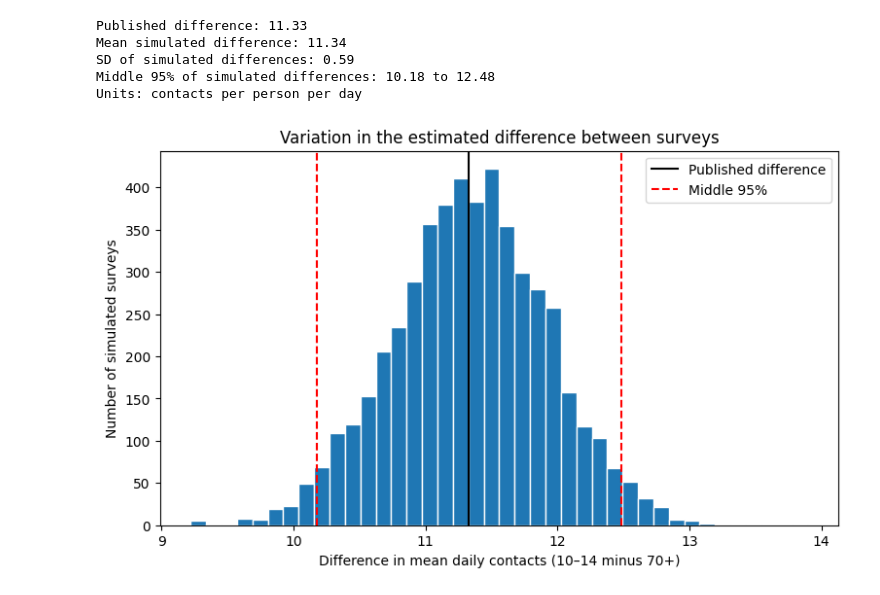
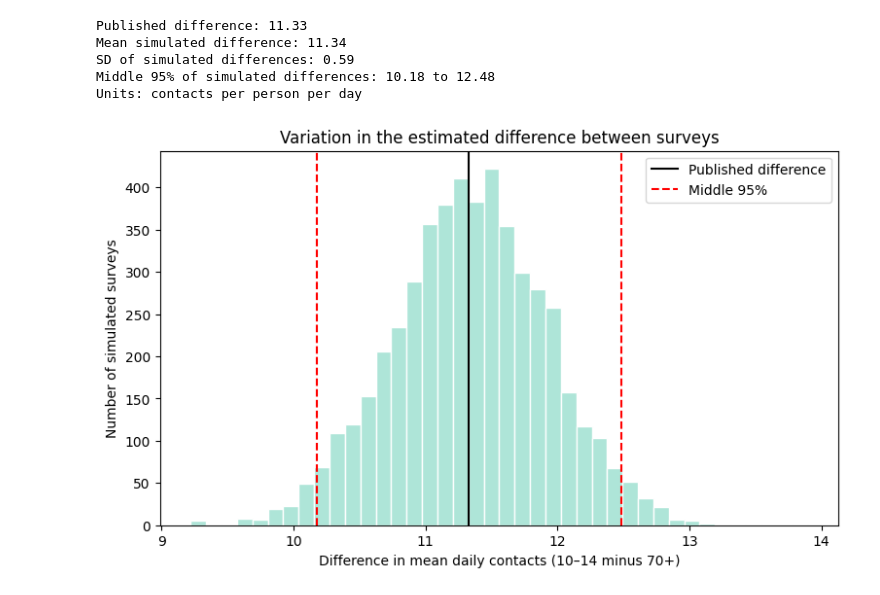
Before and after one commit to sarajameel04/CB2330_Project, a Jupyter notebook: project.ipynb, the cells around one changed output. Saved outputs shown, nothing was run; the diff lists cells and outputs as text; code cells hidden in the pictures.

```diff
--- a/project.ipynb
+++ b/project.ipynb
@@ -46,0 +66,13 @@ People in the same household or school may have related contact patterns, but ou
+# %%
+# The original reported contacts/ age distribution:
+ages = ("0-4", "5-9", "10-14", "15-19", "20-29", "30-39", "40-49", "50-59", "60-69", "70+")
+sizes = [660, 661, 713, 685, 879, 815, 908, 906, 728, 270] # number of participants
+means = [10.21, 14.81, 18.22, 17.58, 13.57, 14.14, 13.83, 12.30, 9.21, 6.89] # means per age
+sd = [7.65, 10.09, 12.27, 12.03, 10.60, 10.15, 10.86, 10.23, 7.96, 5.83] # standard deviation per age
+
+plt.figure(figsize= (12, 5))
+plt.bar(ages, means, color='#CE6D8B')
+plt.xlabel("Ages of participants")
+plt.ylabel("Means of reported contacts, people/day")
+plt.title("Mean Reported Daily Contacts by Age Group")
+plt.show()
@@ -207,16 +240,16 @@ Units: contacts per person per day
 # %%
 plt.figure(figsize=(9, 5))
 
-plt.hist(differences, bins=40, edgecolor="white")
+plt.hist(differences, bins=40, color='#AEE5D8', edgecolor="white")
 
 plt.axvline(observed_difference, color="black", label="Published difference")
 plt.axvline(lower, color="red", linestyle="--", label="Middle 95%")
 plt.axvline(upper, color="red", linestyle="--")
 
 plt.xlabel("Difference in mean daily contacts (10–14 minus 70+)")
 plt.ylabel("Number of simulated surveys")
 plt.title("Variation in the estimated difference between surveys")
 plt.legend()
 plt.show()
 # %% [output]
-[figure, old version]
+[figure, new version]
```
Also changed, not shown: parts of 16 cells of this notebook.
